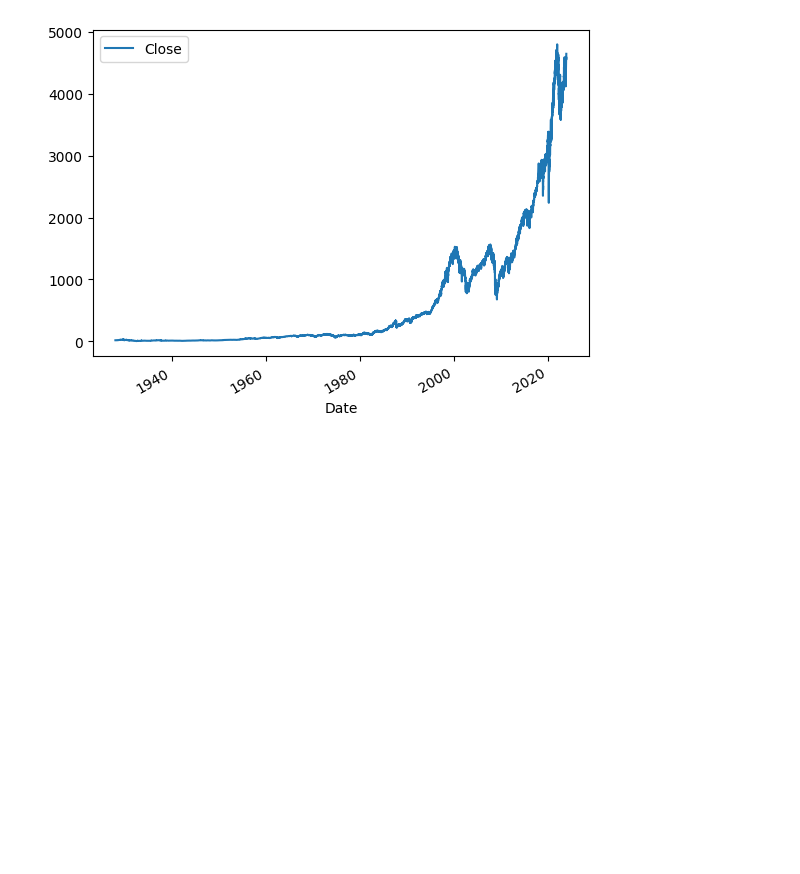
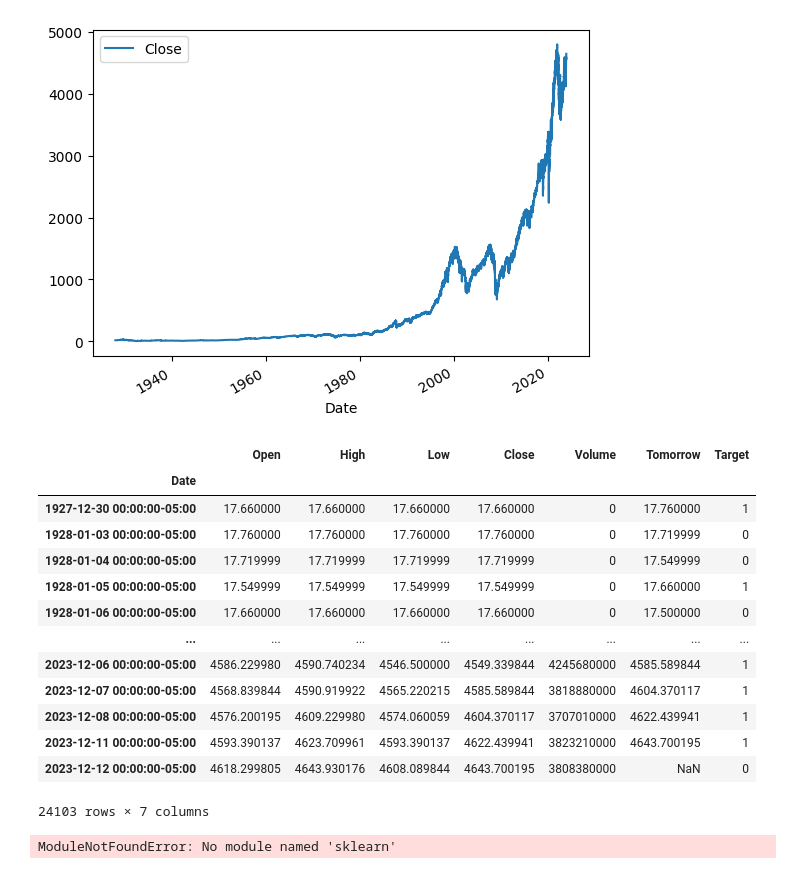
Before and after one commit to JoshuaArgiropoulos/Stock-Price-Predictor, a Jupyter notebook: Stock Price.ipynb, the cells around one changed output. Drawn from its saved outputs; the diff is of its cells as text; code cells hidden in the pictures; blank space fills up the shorter version.

```diff
--- a/Stock Price.ipynb
+++ b/Stock Price.ipynb
@@ -28,0 +32,21 @@ sp500.plot.line(y="Close",use_index=True)
+# %%
+sp500["Tomorrow"] = sp500["Close"].shift(-1)
+# %%
+sp500["Target"] = (sp500["Tomorrow"] > sp500["Close"]).astype(int)
+# %%
+sp500
+# %% [output]
+|  | Open | High | Low | Close | Volume | Tomorrow | Target |
+| Date |  |  |  |  |  |  |  |
+| 1927-12-30 00:00:00-05:00 | 17.660000 | 17.660000 | 17.660000 | 17.660000 | 0 | 17.760000 | 1 |
+| 1928-01-03 00:00:00-05:00 | 17.760000 | 17.760000 | 17.760000 | 17.760000 | 0 | 17.719999 | 0 |
+| 1928-01-04 00:00:00-05:00 | 17.719999 | 17.719999 | 17.719999 | 17.719999 | 0 | 17.549999 | 0 |
+| 1928-01-05 00:00:00-05:00 | 17.549999 | 17.549999 | 17.549999 | 17.549999 | 0 | 17.660000 | 1 |
+| 1928-01-06 00:00:00-05:00 | 17.660000 | 17.660000 | 17.660000 | 17.660000 | 0 | 17.500000 | 0 |
+| ... | ... | ... | ... | ... | ... | ... | ... |
+| 2023-12-06 00:00:00-05:00 | 4586.229980 | 4590.740234 | 4546.500000 | 4549.339844 | 4245680000 | 4585.589844 | 1 |
+| 2023-12-07 00:00:00-05:00 | 4568.839844 | 4590.919922 | 4565.220215 | 4585.589844 | 3818880000 | 4604.370117 | 1 |
+| 2023-12-08 00:00:00-05:00 | 4576.200195 | 4609.229980 | 4574.060059 | 4604.370117 | 3707010000 | 4622.439941 | 1 |
+| 2023-12-11 00:00:00-05:00 | 4593.390137 | 4623.709961 | 4593.390137 | 4622.439941 | 3823210000 | 4643.700195 | 1 |
+| 2023-12-12 00:00:00-05:00 | 4618.299805 | 4643.930176 | 4608.089844 | 4643.700195 | 3808380000 | NaN | 0 |
+24103 rows × 7 columns
@@ -28,0 +66,5 @@ sp500.plot.line(y="Close",use_index=True)
+# %%
+from sklearn.metrics import precision_score
+preds = model.predict(test[predictors])
+# %% [output]
+ModuleNotFoundError: No module named 'sklearn'
```
Also changed, not shown: parts of 8 cells of this notebook.
